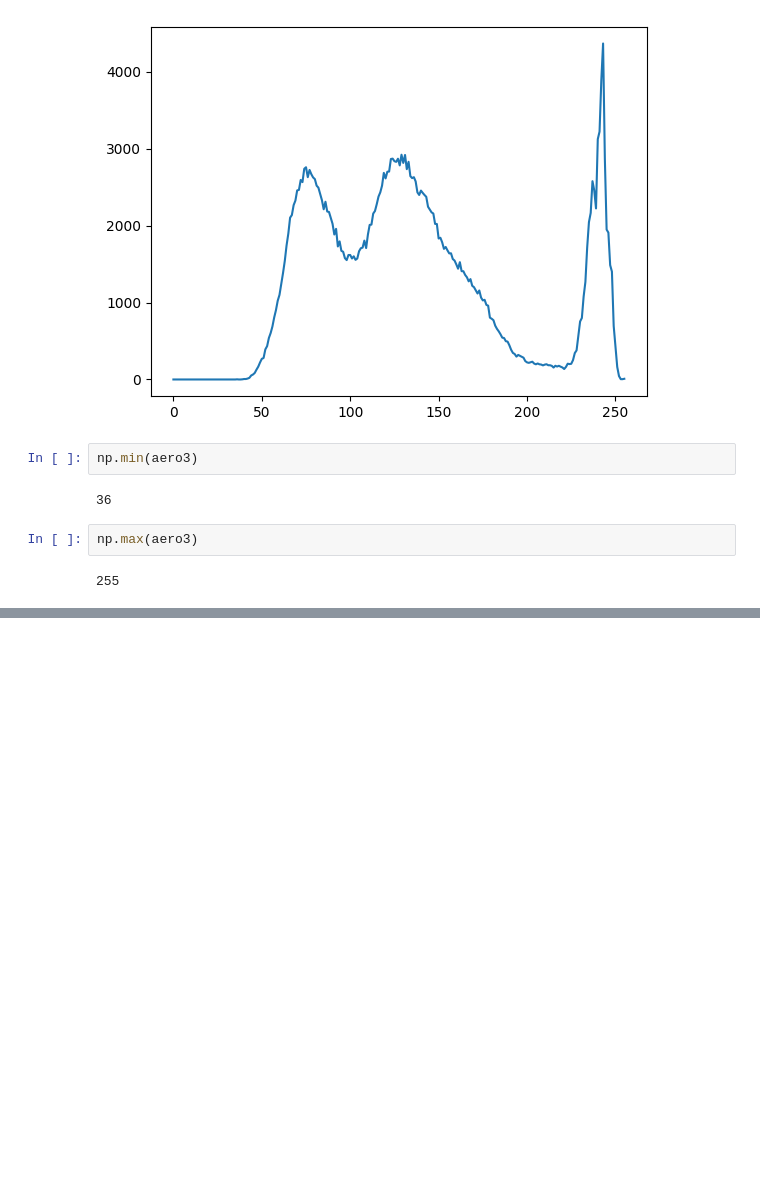
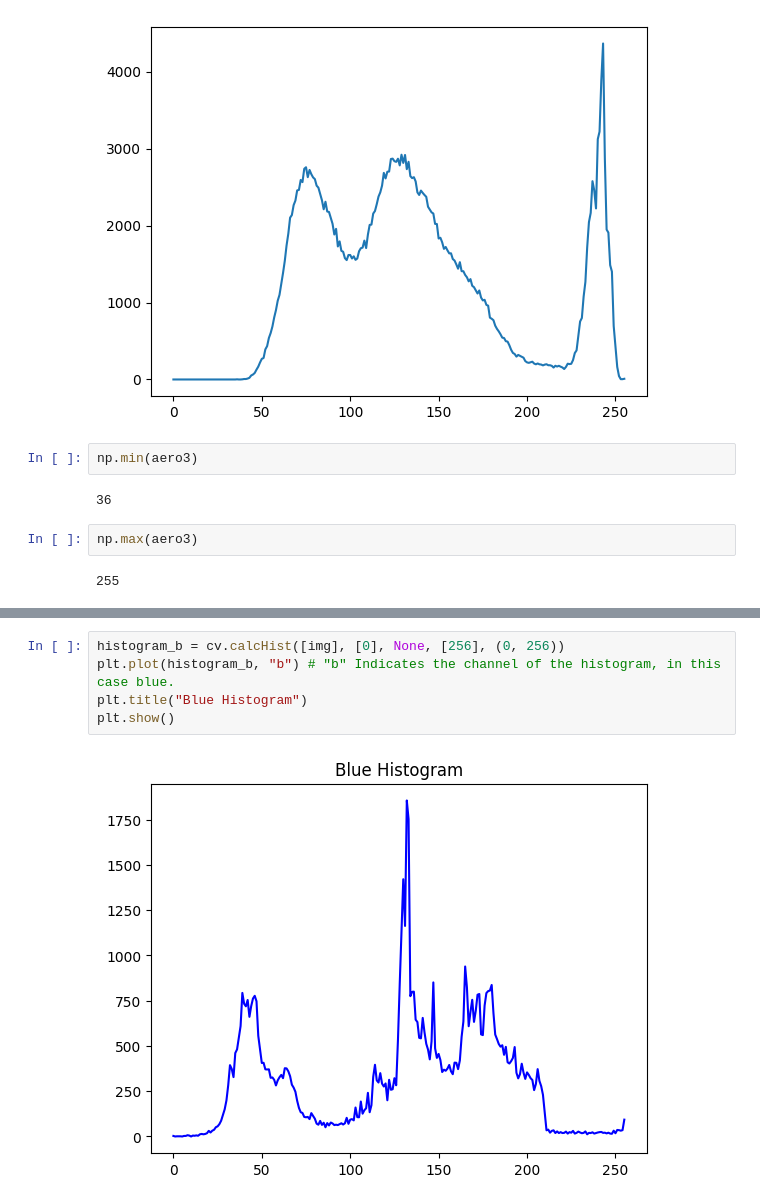
Before and after one commit to MistakenUncle7/Procesamiento-de-Imagenes, a Jupyter notebook: Histograms/histograms.ipynb, the cells around one changed output, grey strips where cells are left out. Saved outputs shown, nothing was run; the diff lists cells and outputs as text; blank space fills up the shorter version.

```diff
--- a/histogram.ipynb
+++ b/Histograms/histograms.ipynb
@@ -64,0 +112,7 @@ np.unique(aero3)
+# %%
+histogram_b = cv.calcHist([img], [0], None, [256], (0, 256))
+plt.plot(histogram_b, "b") # "b" Indicates the channel of the histogram, in this case blue.
+plt.title("Blue Histogram")
+plt.show()
+# %% [output]
+[figure, added]
```
Also changed, not shown: parts of 15 cells of this notebook, 7 other files.
